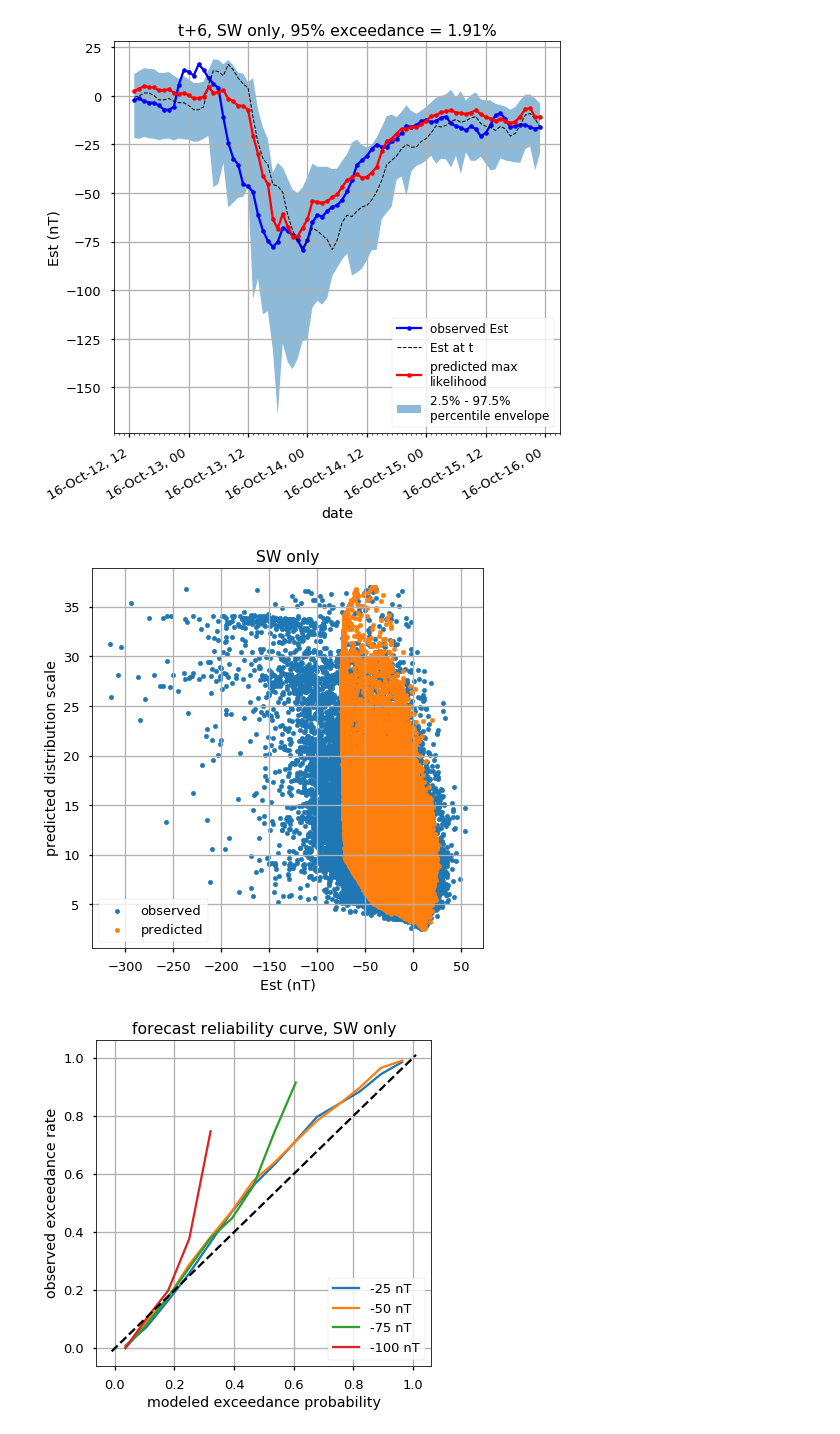
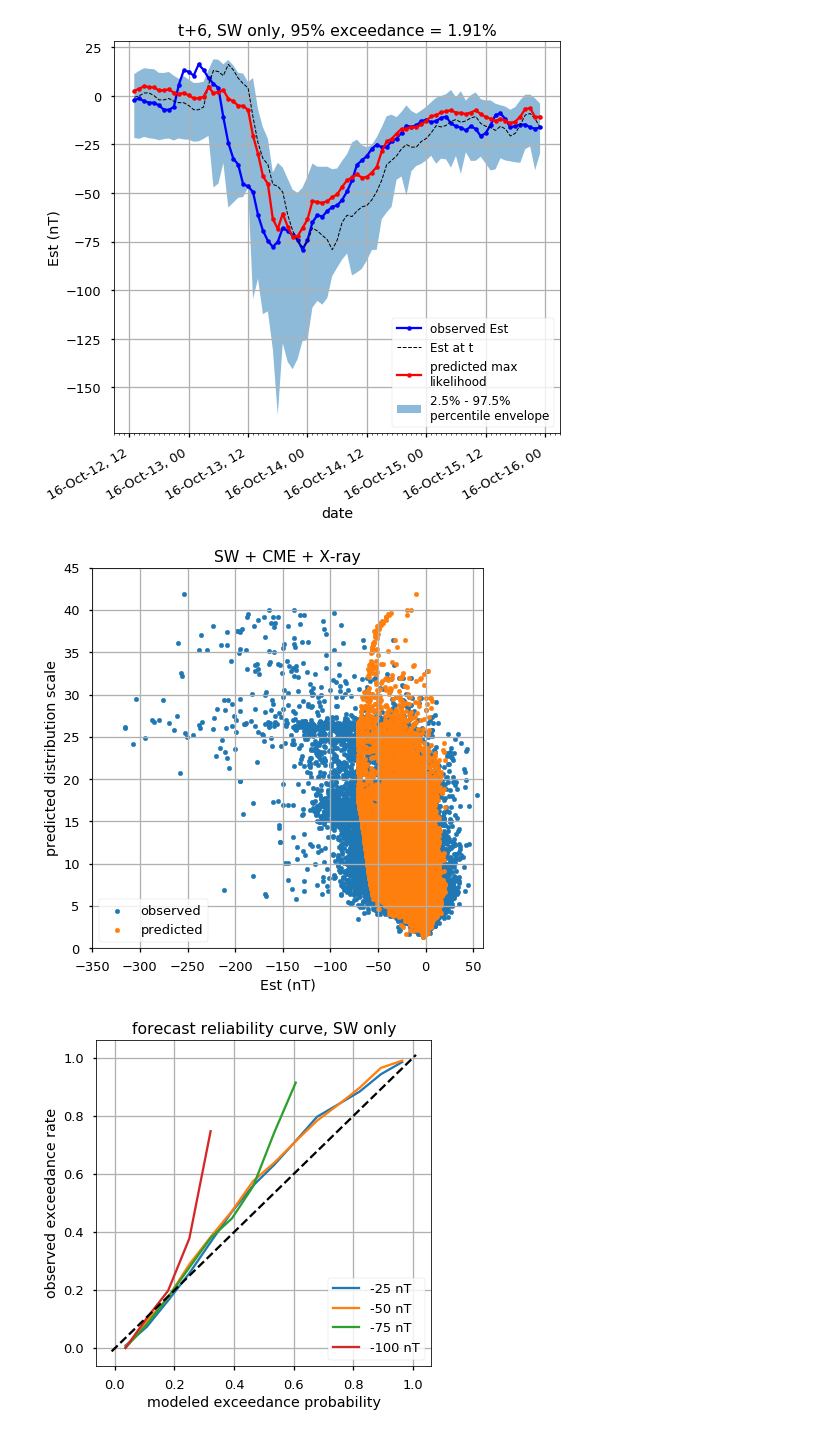
Before and after one commit to sarttiso/spaceweather, a Jupyter notebook: forecasting_extcoeff_BNN.ipynb, the cells around one changed output. Saved outputs shown, nothing was run; the diff lists cells and outputs as text; code cells hidden in the pictures.

Commit message:
updated some figures, datasets

```diff
--- a/forecasting_extcoeff_BNN.ipynb
+++ b/forecasting_extcoeff_BNN.ipynb
@@ -83,7 +83,7 @@ from helper_functions import *
 import itertools
 # %%
 omni = pd.read_hdf('data/omni_hourly_alldata_smallfilled.h5')
-goes = pd.read_hdf('data/GEOS_xrs_xhf_hourly_1986-2018.h5')
+goes = pd.read_hdf('data/GOES_xrs_xhf_hourly_1986-2018.h5')
 ext = pd.read_hdf('data/external_coefficients.h5')
 cme = pd.read_hdf('data/cme_hourly_complete.h5')
 p10s = pd.read_hdf('data/dst_est_ist.h5')
@@ -126,7 +126,7 @@ data = pd.concat([omni[omni_use_cols], goes[goes_use_cols], p10s[p10s_use_cols],
 # %% [markdown]
 Having loaded the datasets, now formulate input and output.
 # %%
-in_cols = list(itertools.chain(omni_use_cols, p10s_use_cols))
+in_cols = list(itertools.chain(goes_use_cols, cme_use_cols, omni_use_cols, p10s_use_cols))
 # in_cols = goes_use_cols
 
 out_cols = p10s_use_cols
@@ -573,7 +573,7 @@ model = tf.keras.models.Sequential([
                              scale=1e-3 + tf.math.softplus(1.0 * t[..., 1:])))
 ])
 # %%
-model_name = 'Estout_SWEst_Gumbel_L20L10D10_t6'
+model_name = 'Estout_XrayCMESWEst_Gumbel_L20L10D10_t6'
 model_save_path = 'models/' + model_name + '/model.h5'
 model_weights_path = 'models/' + model_name + '/cp.ckpt'
 # %%
@@ -708,16 +708,18 @@ plt.show()
 # %%
 plt.figure(figsize=[7, 7])
 plt.scatter(data_out_arr, data_out_pred_scale, marker='.', label='observed')
 plt.scatter(data_out_pred_loc, data_out_pred_scale, marker='.', label='predicted')
 plt.xlabel('Est (nT)')
 plt.ylabel('predicted distribution scale')
-plt.title('SW only')
+plt.title('SW + CME + X-ray')
 plt.legend()
+plt.xlim([-350, 60])
+plt.ylim([0, 45])
 plt.grid(True)
-plt.savefig('figures/est_forecasting_scale_vs_value_SW.png', format='png', dpi=300)
+plt.savefig('figures/est_forecasting_scale_vs_value_SWCMEXray.png', format='png', dpi=300)
 plt.show()
 # %% [output]
-[figure, old version]
+[figure, new version]
 # %%
 # compute reliability curves
 thres = [-25, -50, -75, -100]
```
Also changed, not shown: 9 other files.
